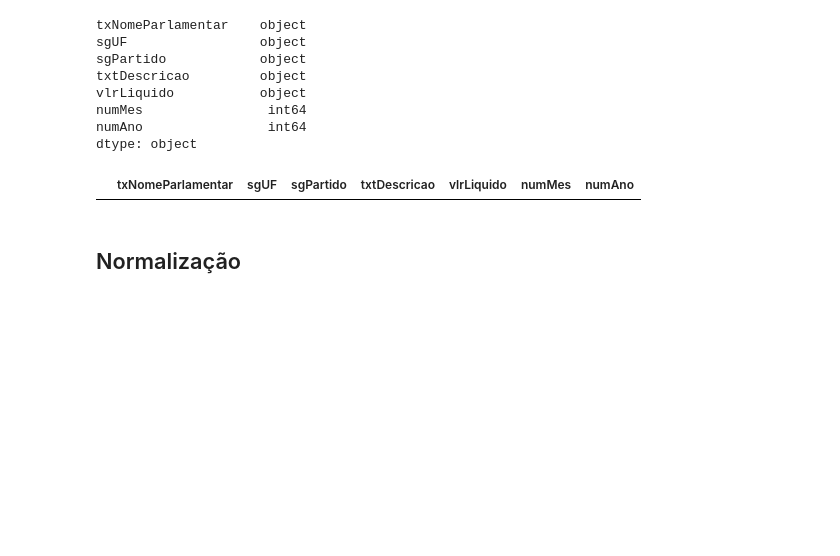
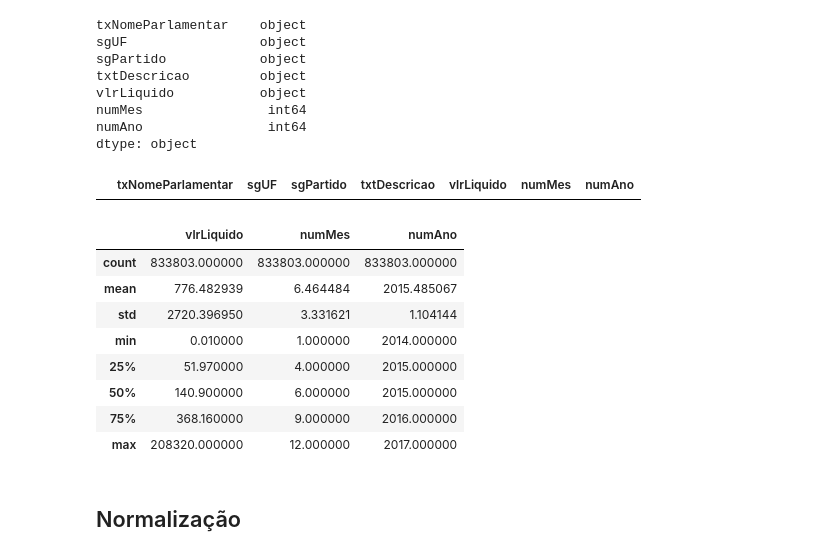
Before and after one commit to junakayama/datamining, a Jupyter notebook: trabalho_data_mining.ipynb, the cells around one changed output. Drawn from its saved outputs; the diff is of its cells as text; code cells hidden in the pictures; blank space fills up the shorter version.

```diff
--- a/trabalho_data_mining.ipynb
+++ b/trabalho_data_mining.ipynb
@@ -242,6 +239,18 @@ df['vlrLiquido'] = df.vlrLiquido.astype(float)
 df[df.vlrLiquido == 0]
 # %% [output]
 |  | txNomeParlamentar | sgUF | sgPartido | txtDescricao | vlrLiquido | numMes | numAno |
+# %%
+df.describe()
+# %% [output]
+|  | vlrLiquido | numMes | numAno |
+| count | 833803.000000 | 833803.000000 | 833803.000000 |
+| mean | 776.482939 | 6.464484 | 2015.485067 |
+| std | 2720.396950 | 3.331621 | 1.104144 |
+| min | 0.010000 | 1.000000 | 2014.000000 |
+| 25% | 51.970000 | 4.000000 | 2015.000000 |
+| 50% | 140.900000 | 6.000000 | 2015.000000 |
+| 75% | 368.160000 | 9.000000 | 2016.000000 |
+| max | 208320.000000 | 12.000000 | 2017.000000 |
 # %% [markdown]
 ## Normalização
 # %%
```
Also changed, not shown: parts of 30 cells of this notebook.
